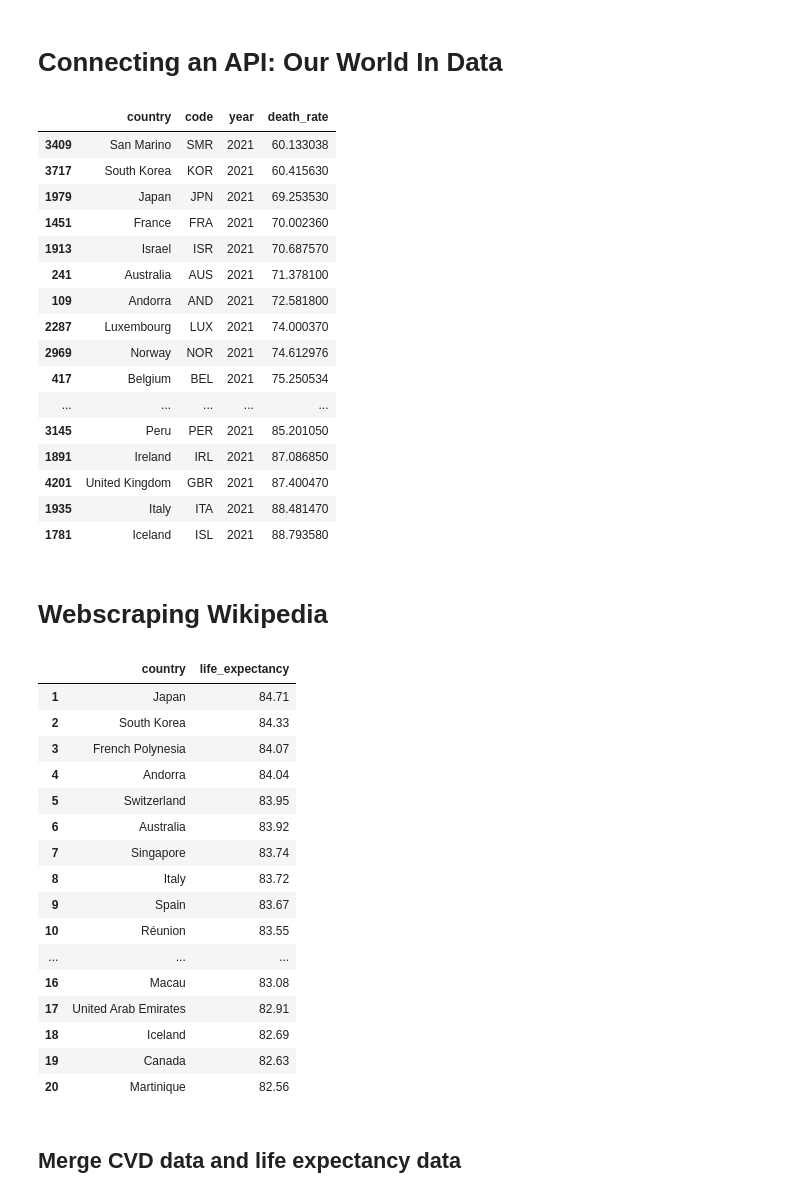
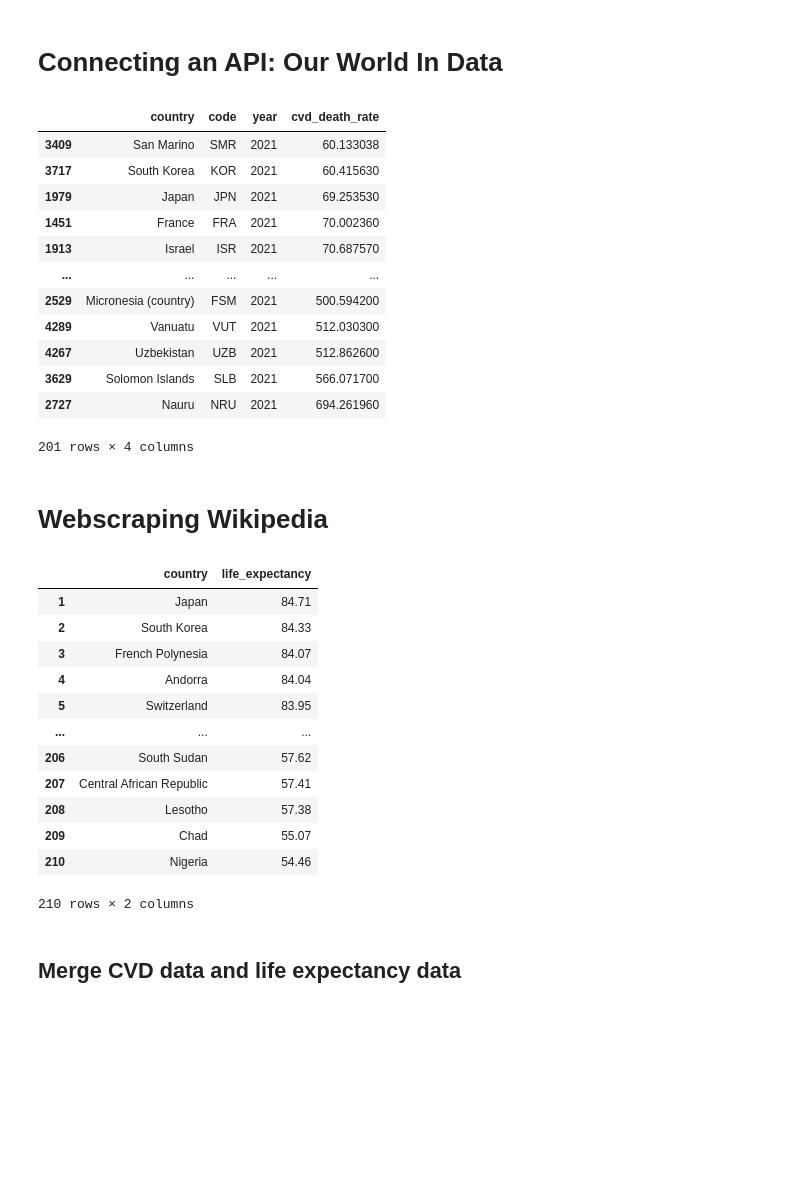
Before and after one commit to chandlershortlidge/sleep-heath-analysis, a Jupyter notebook: main.ipynb, the cells around one changed output. Cells and saved outputs as stored; diff of their text form; code cells hidden in the pictures; blank space fills up the shorter version.

```diff
--- a/main.ipynb
+++ b/main.ipynb
@@ -441,28 +441,24 @@ metadata = requests.get("https://ourworldindata.org/grapher/death-rate-from-card
 # %%
 cvd_data = cl.clean_cvd_data(cvd_data) # apply wraper function
 
 #view by top 15
-cvd_20 = cvd_data[cvd_data["year"] == 2021].sort_values(by="death_rate", ascending=True).head(20)
+cvd_2021 = cvd_data[cvd_data["year"] == 2021].sort_values(by="cvd_death_rate", ascending=True)
 
-cvd_15
+cvd_2021
 # %% [output]
-|  | country | code | year | death_rate |
+|  | country | code | year | cvd_death_rate |
 | 3409 | San Marino | SMR | 2021 | 60.133038 |
 | 3717 | South Korea | KOR | 2021 | 60.415630 |
 | 1979 | Japan | JPN | 2021 | 69.253530 |
 | 1451 | France | FRA | 2021 | 70.002360 |
 | 1913 | Israel | ISR | 2021 | 70.687570 |
-| 241 | Australia | AUS | 2021 | 71.378100 |
-| 109 | Andorra | AND | 2021 | 72.581800 |
-| 2287 | Luxembourg | LUX | 2021 | 74.000370 |
-| 2969 | Norway | NOR | 2021 | 74.612976 |
-| 417 | Belgium | BEL | 2021 | 75.250534 |
 | ... | ... | ... | ... | ... |
-| 3145 | Peru | PER | 2021 | 85.201050 |
-| 1891 | Ireland | IRL | 2021 | 87.086850 |
-| 4201 | United Kingdom | GBR | 2021 | 87.400470 |
-| 1935 | Italy | ITA | 2021 | 88.481470 |
-| 1781 | Iceland | ISL | 2021 | 88.793580 |
+| 2529 | Micronesia (country) | FSM | 2021 | 500.594200 |
+| 4289 | Vanuatu | VUT | 2021 | 512.030300 |
+| 4267 | Uzbekistan | UZB | 2021 | 512.862600 |
+| 3629 | Solomon Islands | SLB | 2021 | 566.071700 |
+| 2727 | Nauru | NRU | 2021 | 694.261960 |
+201 rows × 4 columns
 # %% [markdown]
 # Webscraping Wikipedia
 # %%
@@ -473,8 +469,8 @@ tables = pd.read_html(response.content)
 life_exp = tables[1]  # find correct table
 life_exp = cl.clean_wiki_data(life_exp)  # clean it using # clean_wiki_data wrapper function
 # %%
-life_exp_20 = life_exp.sort_values(by="life_expectancy", ascending=False).head(20)
-life_exp_20
+life_exp = life_exp.sort_values(by="life_expectancy", ascending=False)
+life_exp
 # %% [output]
 |  | country | life_expectancy |
 | 1 | Japan | 84.71 |
@@ -482,17 +478,13 @@ life_exp_20
 | 3 | French Polynesia | 84.07 |
 | 4 | Andorra | 84.04 |
 | 5 | Switzerland | 83.95 |
-| 6 | Australia | 83.92 |
-| 7 | Singapore | 83.74 |
-| 8 | Italy | 83.72 |
-| 9 | Spain | 83.67 |
-| 10 | Réunion | 83.55 |
 | ... | ... | ... |
-| 16 | Macau | 83.08 |
-| 17 | United Arab Emirates | 82.91 |
-| 18 | Iceland | 82.69 |
-| 19 | Canada | 82.63 |
-| 20 | Martinique | 82.56 |
+| 206 | South Sudan | 57.62 |
+| 207 | Central African Republic | 57.41 |
+| 208 | Lesotho | 57.38 |
+| 209 | Chad | 55.07 |
+| 210 | Nigeria | 54.46 |
+210 rows × 2 columns
 # %% [markdown]
 ## Merge CVD data and life expectancy data
 # %%
```
Also changed, not shown: parts of 4 cells of this notebook, 1 other file.
